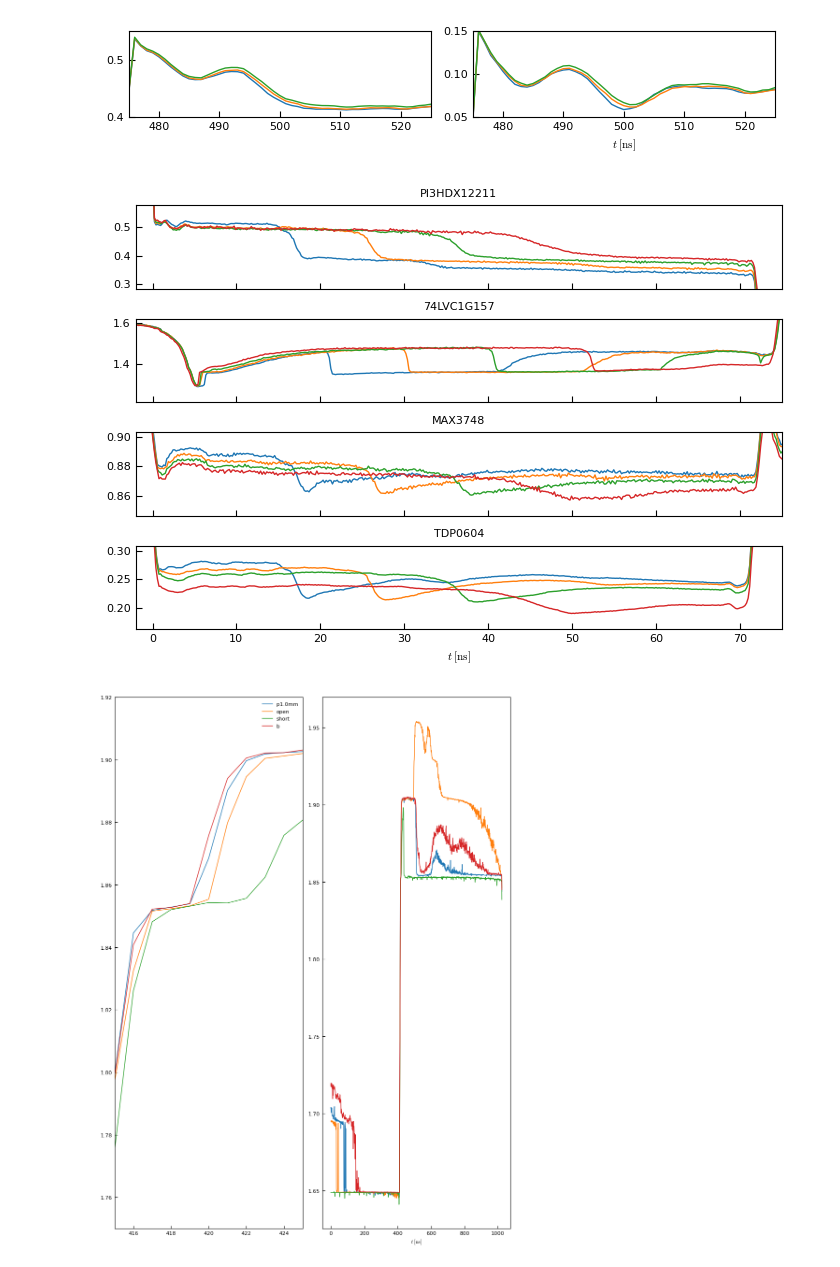
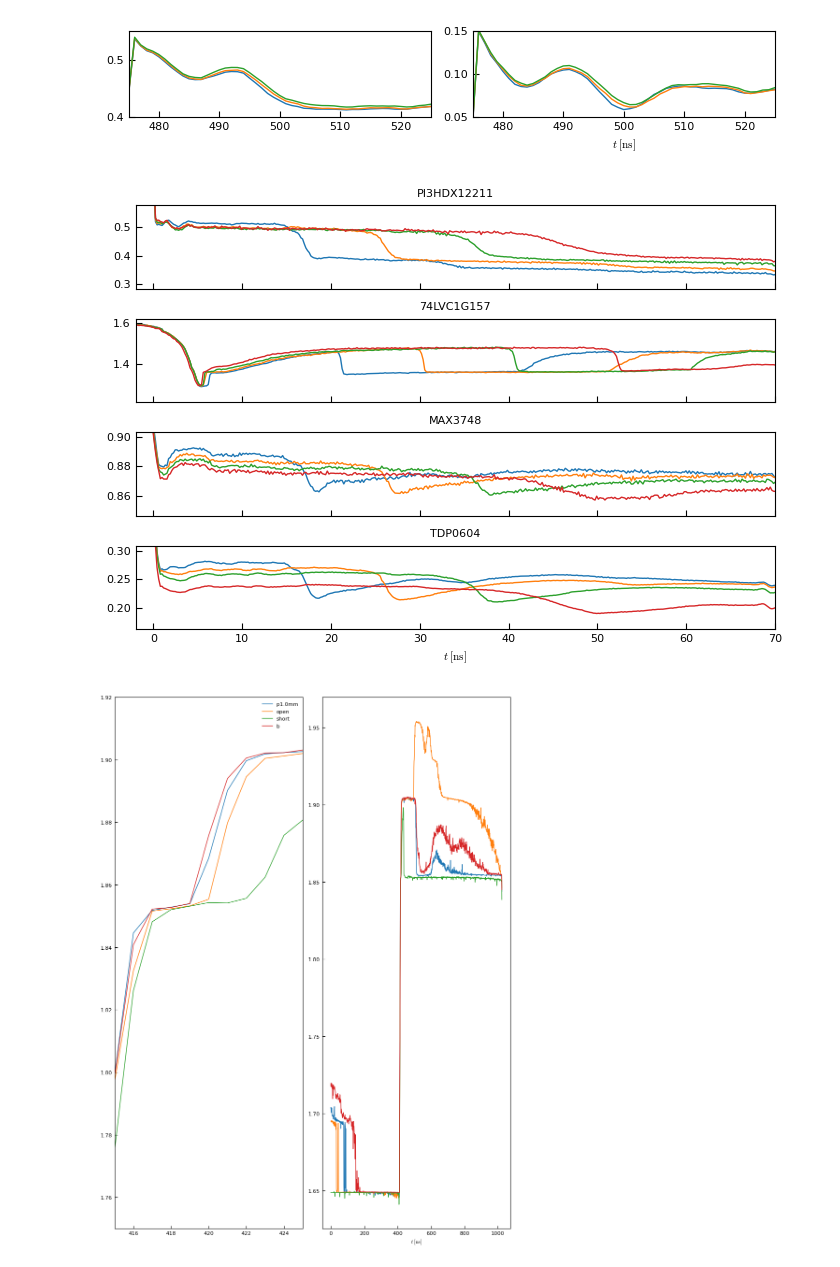
Before and after one commit to jaseg/sampling-mesh-monitor, a Jupyter notebook: risetime_measurements/Traces.ipynb, the cells around one changed output. Drawn from its saved outputs; the diff is of its cells as text; code cells hidden in the pictures.

Commit message:
Fix 74LVC length plot offset

```diff
--- a/risetime_measurements/Traces.ipynb
+++ b/risetime_measurements/Traces.ipynb
@@ -306,43 +306,43 @@ with plt.rc_context({
     sampling_period_ns = 1000 / 168 / 32
     t = np.linspace(0, len(d['adc1'])*sampling_period_ns, len(d['adc1']))
 
-    for ax, (chip, (chip_label, adc)) in zip(axs, {
-                             'pi3hdx': ('PI3HDX12211', 'adc2'),
-                             '74lvc': ('74LVC1G157', 'adc1'),
-                             'max3748': ('MAX3748', 'adc2'),
-                             'tdp0604': ('TDP0604', 'adc2')}.items()):
+    for ax, (chip, (chip_label, adc, shift)) in zip(axs, {
+                             'pi3hdx': ('PI3HDX12211', 'adc2', 0),
+                             '74lvc': ('74LVC1G157', 'adc1', 5),
+                             'max3748': ('MAX3748', 'adc2', 0),
+                             'tdp0604': ('TDP0604', 'adc2', 0)}.items()):
         low, high = 1000, -1000
         for name in [
                 'run3_{chip}_mesh_p1.0mm',
                 'run3_{chip}_mesh_p0.6mm',
                 'run3_{chip}_mesh_p0.4mm',
                 'run3_{chip}_mesh_p0.3mm',
             ]:
             d = meas[name.format(chip=chip)]
             v = d[adc]
             th = (v.min() + v.max()) / 2
             idx = np.argmax((v[:-1] >= th) & (v[1:] < th))
             t_off = idx*sampling_period_ns
             ax.plot(t - t_off, v)
 
             v_slice = v[idx+10:idx+350]
             low = min(low, v_slice.min())
             high = max(high, v_slice.max())
 
         amp = high - low
         low -= 0.3*amp
         high += 0.3*amp
         ax.set_ylim([low, high])
 
         ax.set_title(chip_label)
         ax.grid()
     axs[-1].set_xlabel(r'$t\;[\mathrm{ns}]$')
-    axs[-1].set_xlim([-2, 75])
+    axs[-1].set_xlim([-2, 70])
     fig.tight_layout()
 
 fig.savefig('../paper/fig_mesh_length.pdf')
 # %% [output]
-[figure, old version]
+[figure, new version]
 # %%
 with plt.rc_context({
     'legend.fontsize': 8,
```
Also changed, not shown: 1 other file.
